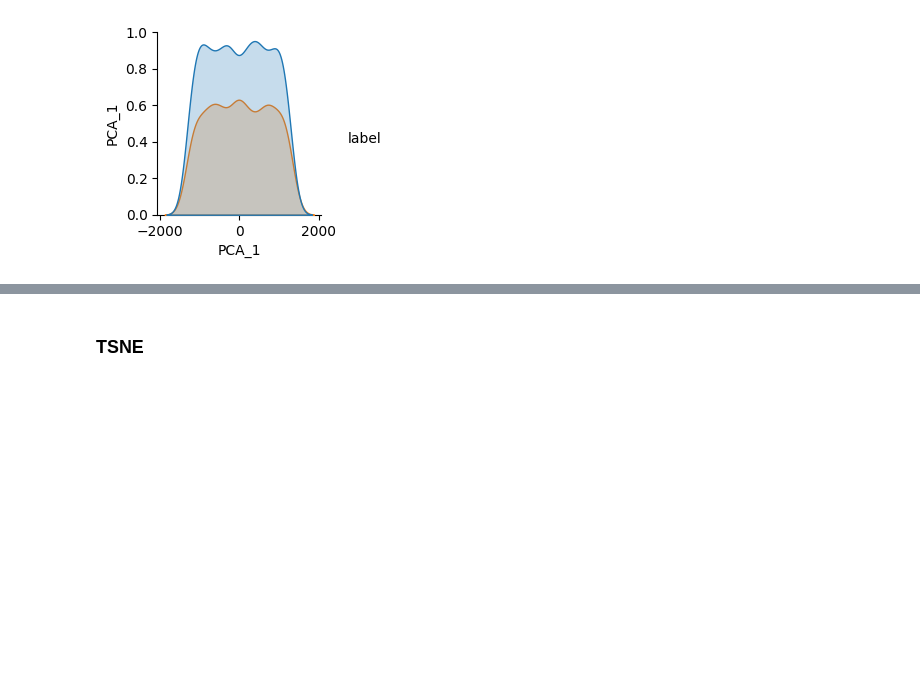
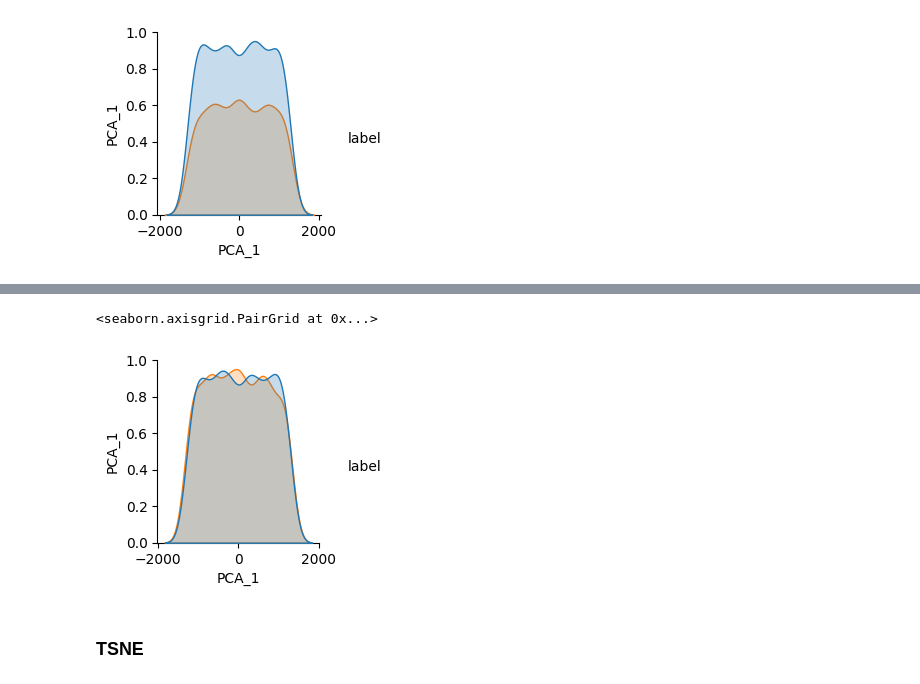
Before and after one commit to Gabriel-Meloo/classification, a Jupyter notebook: modelo_treino.ipynb, the cells around one changed output, grey strips where cells are left out. Cells and saved outputs as stored; diff of their text form; code cells hidden in the pictures; blank space fills up the shorter version.

```diff
--- a/modelo_treino.ipynb
+++ b/modelo_treino.ipynb
@@ -67,0 +112,6 @@ sns.pairplot(data = data_train_pca,hue= "label")
+# %%
+pca = PCA(n_components= 1)
+pca.fit(X = X_train_sm, y = y_train_sm)
+print("variancia:",np.round(pca.explained_variance_ratio_,5))
+X_train_pca_sm = pca.transform(X = X_train_sm)
+X_test_pca_sm = pca.transform(X = X_test)
@@ -67,0 +120,4 @@ sns.pairplot(data = data_train_pca,hue= "label")
+# %%
+data_train_pca_sm = pd.DataFrame(X_train_pca_sm, columns=["PCA_1"])
+data_train_pca_sm['label'] = y_train_sm.to_list()
+data_train_pca_sm
@@ -68,3 +138,8 @@ sns.pairplot(data = data_train_pca,hue= "label")
+# %%
+sns.pairplot(data = data_train_pca_sm,hue= "label")
+# %% [output]
+<seaborn.axisgrid.PairGrid at 0x...>
+[figure, added]
 # %% [markdown]
 ### TSNE
 # %%
```
Also changed, not shown: parts of 52 cells of this notebook.
